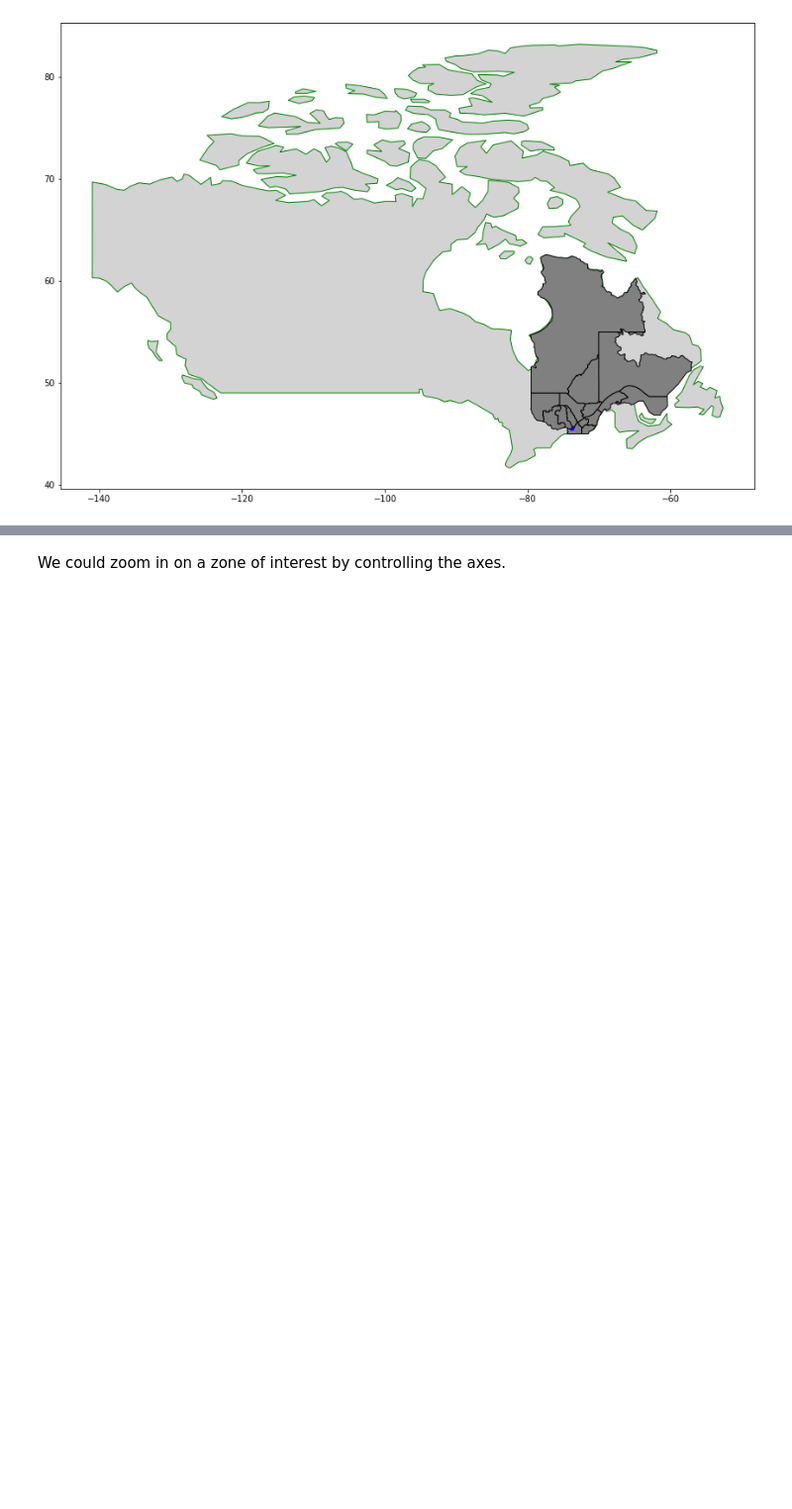
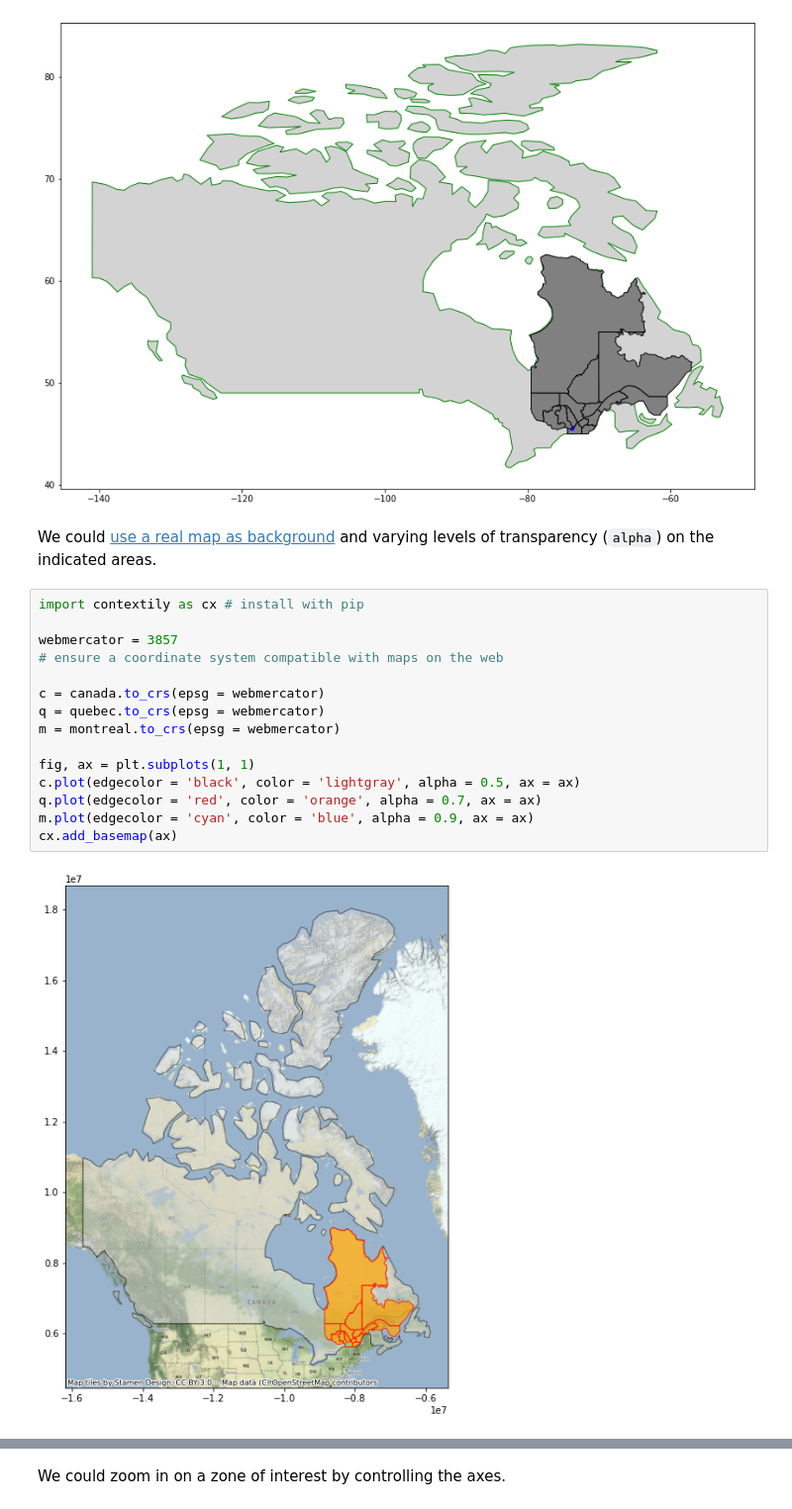
Before and after one commit to satuelisa/Requetes311, a Jupyter notebook: CaseStudy.ipynb, the cells around one changed output, grey strips where cells are left out. Shown at 99% size. Drawn from its saved outputs; the diff is of its cells as text; blank space fills up the shorter version.

```diff
--- a/CaseStudy.ipynb
+++ b/CaseStudy.ipynb
@@ -214,4 +214,23 @@ montreal.plot(edgecolor = 'blue', color = 'black', ax = ax)
 # %% [output]
 <AxesSubplot:>
 [figure]
+# %% [markdown]
+We could [use a real map as background](https://geopandas.org/en/stable/gallery/plotting_basemap_background.html) and varying levels of transparency (`alpha`) on the indicated areas.
+# %%
+import contextily as cx # install with pip
+
+webmercator = 3857
+# ensure a coordinate system compatible with maps on the web
+
+c = canada.to_crs(epsg = webmercator)
+q = quebec.to_crs(epsg = webmercator)
+m = montreal.to_crs(epsg = webmercator)
+
+fig, ax = plt.subplots(1, 1)
+c.plot(edgecolor = 'black', color = 'lightgray', alpha = 0.5, ax = ax)
+q.plot(edgecolor = 'red', color = 'orange', alpha = 0.7, ax = ax)
+m.plot(edgecolor = 'cyan', color = 'blue', alpha = 0.9, ax = ax)
+cx.add_basemap(ax)
+# %% [output]
+[figure, added]
 # %% [markdown]
```
Also changed, not shown: parts of 32 cells of this notebook.
